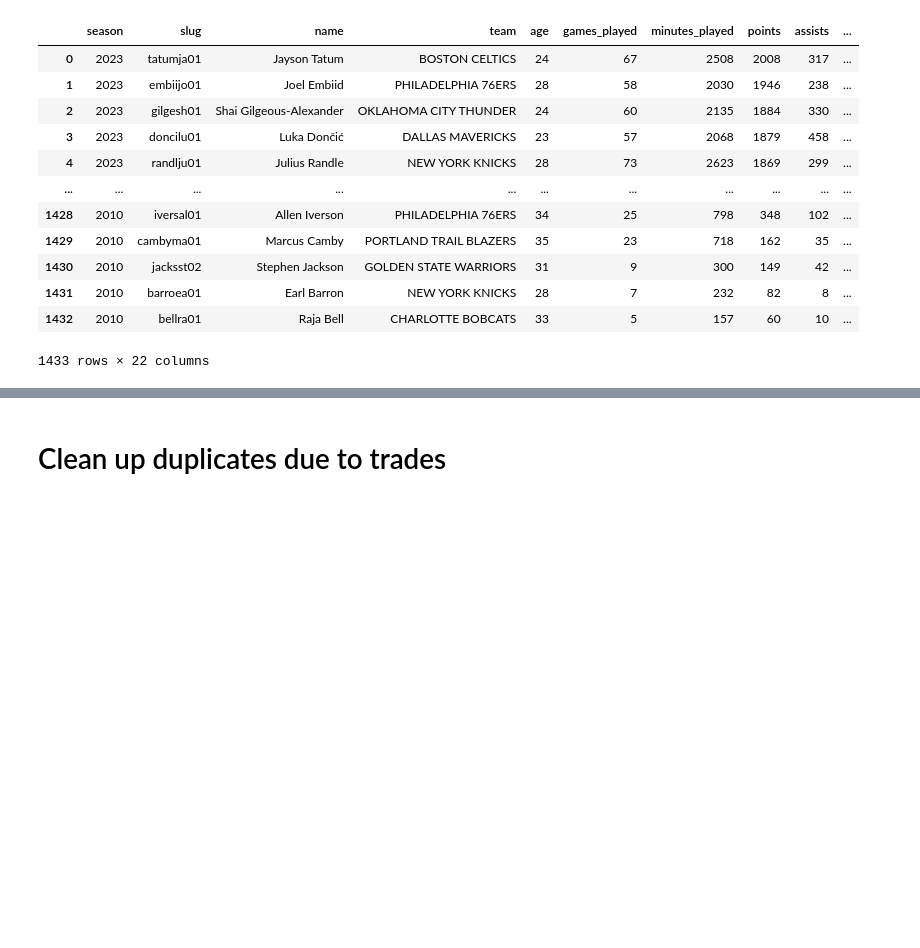
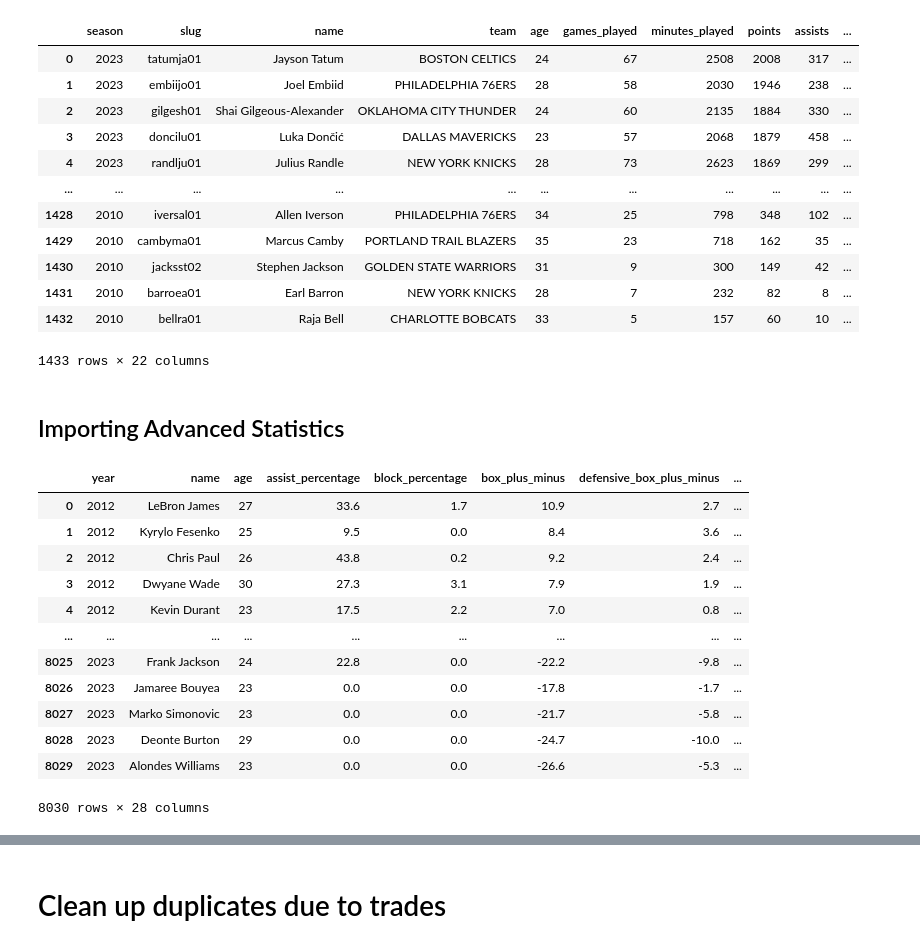
Before and after one commit to tz1211/DS105L-Project-404-Not-Found, a Jupyter notebook: Code/box_score_cleaning.ipynb, the cells around one changed output, grey strips where cells are left out. Drawn from its saved outputs; the diff is of its cells as text; code cells hidden in the pictures; blank space fills up the shorter version.

```diff
--- a/Code/box_score_cleaning.ipynb
+++ b/Code/box_score_cleaning.ipynb
@@ -45,3 +47,25 @@ df_all
 | 1431 | 2010 | barroea01 | Earl Barron | NEW YORK KNICKS | 28 | 7 | 232 | 82 | 8 | ... |
 | 1432 | 2010 | bellra01 | Raja Bell | CHARLOTTE BOBCATS | 33 | 5 | 157 | 60 | 10 | ... |
 1433 rows × 22 columns
+# %% [markdown]
+## Importing Advanced Statistics
+# %%
+df_advanced = pd.read_csv("../Data/merged_advanced_player_data_2010_2023.csv")
+df_advanced.drop(df_advanced.columns[df_advanced.columns.str.contains("Unnamed")], axis = 1, inplace = True)
+df_advanced["year"] = df_advanced["year"].apply(lambda x: int(x[:4]))
+df_advanced.drop("positions", axis = 1, inplace = True)
+df_advanced
+# %% [output]
+|  | year | name | age | assist_percentage | block_percentage | box_plus_minus | defensive_box_plus_minus | ... |
+| 0 | 2012 | LeBron James | 27 | 33.6 | 1.7 | 10.9 | 2.7 | ... |
+| 1 | 2012 | Kyrylo Fesenko | 25 | 9.5 | 0.0 | 8.4 | 3.6 | ... |
+| 2 | 2012 | Chris Paul | 26 | 43.8 | 0.2 | 9.2 | 2.4 | ... |
+| 3 | 2012 | Dwyane Wade | 30 | 27.3 | 3.1 | 7.9 | 1.9 | ... |
+| 4 | 2012 | Kevin Durant | 23 | 17.5 | 2.2 | 7.0 | 0.8 | ... |
+| ... | ... | ... | ... | ... | ... | ... | ... | ... |
+| 8025 | 2023 | Frank Jackson | 24 | 22.8 | 0.0 | -22.2 | -9.8 | ... |
+| 8026 | 2023 | Jamaree Bouyea | 23 | 0.0 | 0.0 | -17.8 | -1.7 | ... |
+| 8027 | 2023 | Marko Simonovic | 23 | 0.0 | 0.0 | -21.7 | -5.8 | ... |
+| 8028 | 2023 | Deonte Burton | 29 | 0.0 | 0.0 | -24.7 | -10.0 | ... |
+| 8029 | 2023 | Alondes Williams | 23 | 0.0 | 0.0 | -26.6 | -5.3 | ... |
+8030 rows × 28 columns
```
Also changed, not shown: parts of 11 cells of this notebook.
